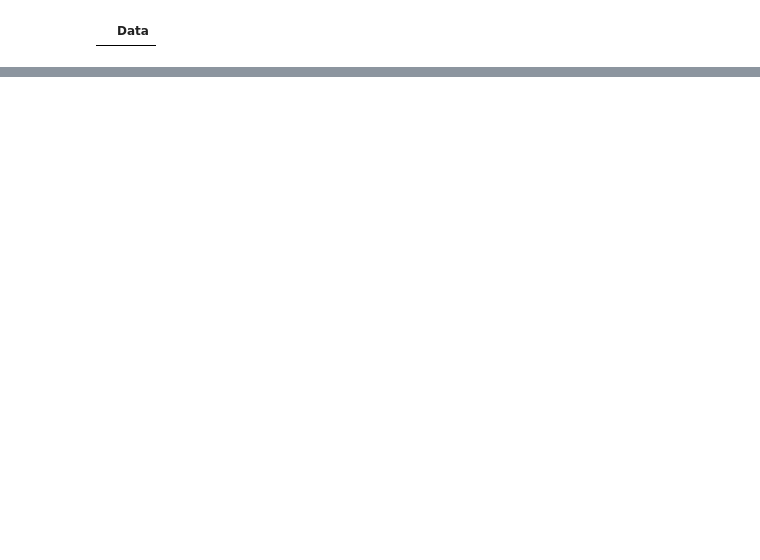
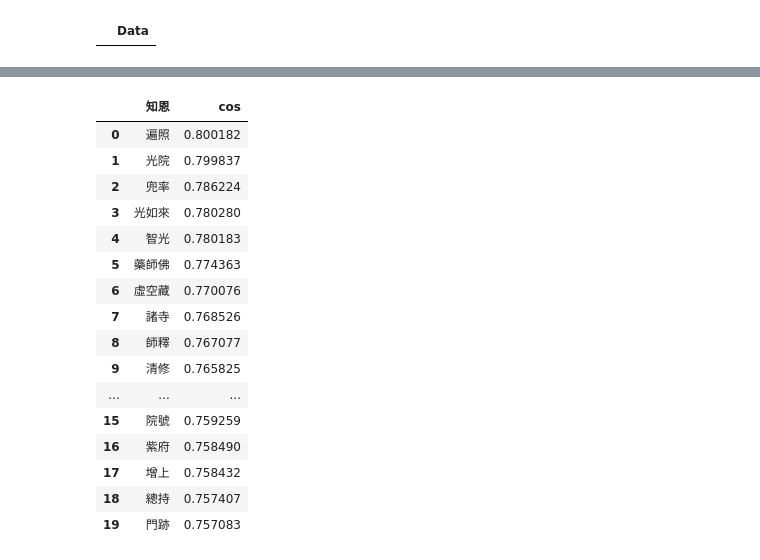
Before and after one commit to Chen-Hsi-Hsien/NLP_HW4, a Jupyter notebook: NLP_HW4.ipynb, the cells around one changed output, grey strips where cells are left out. Saved outputs shown, nothing was run; the diff lists cells and outputs as text; code cells hidden in the pictures; blank space fills up the shorter version.

```diff
--- a/NLP_HW4.ipynb
+++ b/NLP_HW4.ipynb
@@ -172,4 +227,5 @@ df
 # %%
+import jieba
 cut=[]
 for text in texts:
     text = text.replace("★" , "").replace("\r\n" , "").replace("！","").replace("《","").replace("》","").replace("，","").replace("/","").replace("（","").replace("）","").replace("\n","").replace("?","").replace("「","").replace("」","").replace("(","").replace(")","").replace("*","").replace(";","").replace(" ","").replace("。","").replace("、","").replace("：","")
@@ -178,7 +234,7 @@ for text in texts:
     for s in segs:
         tC.append(s)
     cut.append(tC)
-    del tc
+    del tC
 df['切'] = cut
 # %%
 from gensim.models.word2vec import Word2Vec
@@ -220,0 +295,20 @@ most_similar(model, ['文學'])
+# %%
+most_similar(model, ['知恩'])
+# %% [output]
+|  | 知恩 | cos |
+| 0 | 遍照 | 0.800182 |
+| 1 | 光院 | 0.799837 |
+| 2 | 兜率 | 0.786224 |
+| 3 | 光如來 | 0.780280 |
+| 4 | 智光 | 0.780183 |
+| 5 | 藥師佛 | 0.774363 |
+| 6 | 虛空藏 | 0.770076 |
+| 7 | 諸寺 | 0.768526 |
+| 8 | 師釋 | 0.767077 |
+| 9 | 清修 | 0.765825 |
+| ... | ... | ... |
+| 15 | 院號 | 0.759259 |
+| 16 | 紫府 | 0.758490 |
+| 17 | 增上 | 0.758432 |
+| 18 | 總持 | 0.757407 |
+| 19 | 門跡 | 0.757083 |
```
Also changed, not shown: parts of 11 cells of this notebook.
